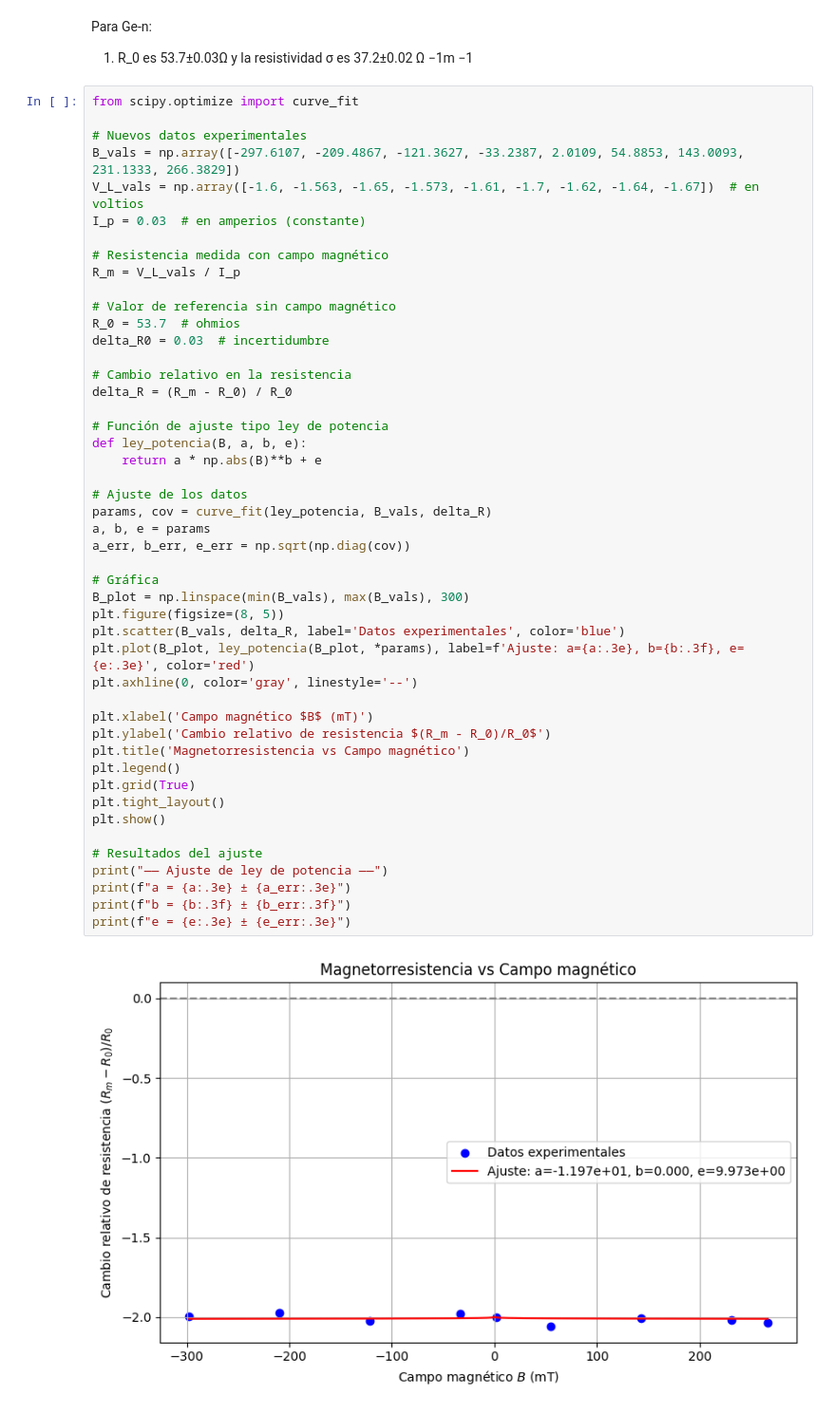
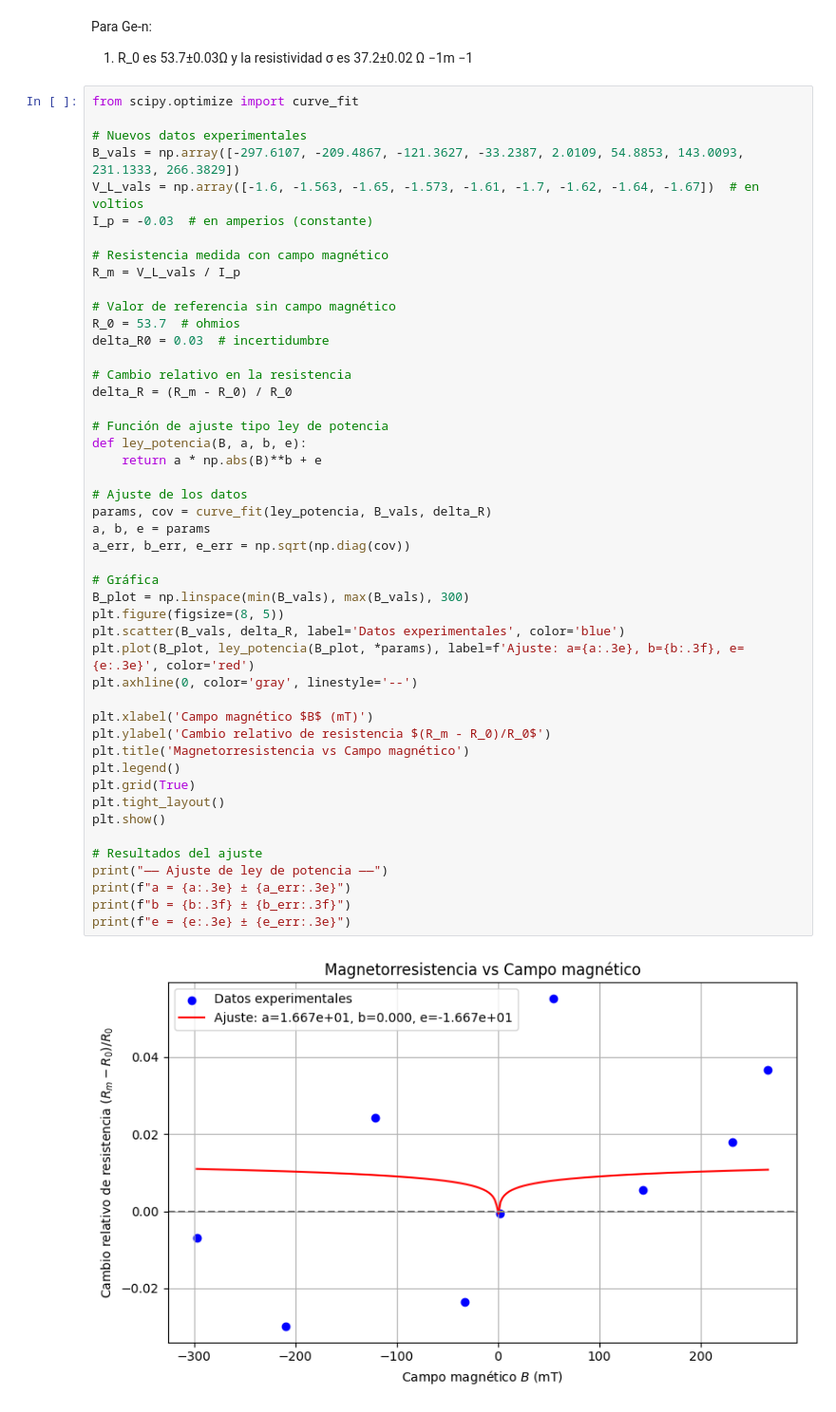
Before and after one commit to ryuu1213/RepositorioVario, a Jupyter notebook: lab_intermedio/Efecto Hall/analisis.ipynb, the cells around one changed output. Shown at 95% size. Saved outputs shown, nothing was run; the diff lists cells and outputs as text.

```diff
--- a/lab_intermedio/Efecto Hall/analisis.ipynb
+++ b/lab_intermedio/Efecto Hall/analisis.ipynb
@@ -602,7 +602,7 @@ from scipy.optimize import curve_fit
 # Nuevos datos experimentales
 B_vals = np.array([-297.6107, -209.4867, -121.3627, -33.2387, 2.0109, 54.8853, 143.0093, 231.1333, 266.3829])
 V_L_vals = np.array([-1.6, -1.563, -1.65, -1.573, -1.61, -1.7, -1.62, -1.64, -1.67])  # en voltios
-I_p = 0.03  # en amperios (constante)
+I_p = -0.03  # en amperios (constante)
 
 # Resistencia medida con campo magnético
 R_m = V_L_vals / I_p
@@ -617,32 +617,32 @@ delta_R = (R_m - R_0) / R_0
 # Función de ajuste tipo ley de potencia
 def ley_potencia(B, a, b, e):
     return a * np.abs(B)**b + e
 
 # Ajuste de los datos
 params, cov = curve_fit(ley_potencia, B_vals, delta_R)
 a, b, e = params
 a_err, b_err, e_err = np.sqrt(np.diag(cov))
 
 # Gráfica
 B_plot = np.linspace(min(B_vals), max(B_vals), 300)
 plt.figure(figsize=(8, 5))
 plt.scatter(B_vals, delta_R, label='Datos experimentales', color='blue')
 plt.plot(B_plot, ley_potencia(B_plot, *params), label=f'Ajuste: a={a:.3e}, b={b:.3f}, e={e:.3e}', color='red')
 plt.axhline(0, color='gray', linestyle='--')
 
 plt.xlabel('Campo magnético $B$ (mT)')
 plt.ylabel('Cambio relativo de resistencia $(R_m - R_0)/R_0$')
 plt.title('Magnetorresistencia vs Campo magnético')
 plt.legend()
 plt.grid(True)
 plt.tight_layout()
 plt.show()
 
 # Resultados del ajuste
 print("—— Ajuste de ley de potencia ——")
 print(f"a = {a:.3e} ± {a_err:.3e}")
 print(f"b = {b:.3f} ± {b_err:.3f}")
 print(f"e = {e:.3e} ± {e_err:.3e}")
 # %% [output]
-[figure, old version]
+[figure, new version]
 —— Ajuste de ley de potencia ——
```
Also changed, not shown: parts of 2 cells of this notebook.
